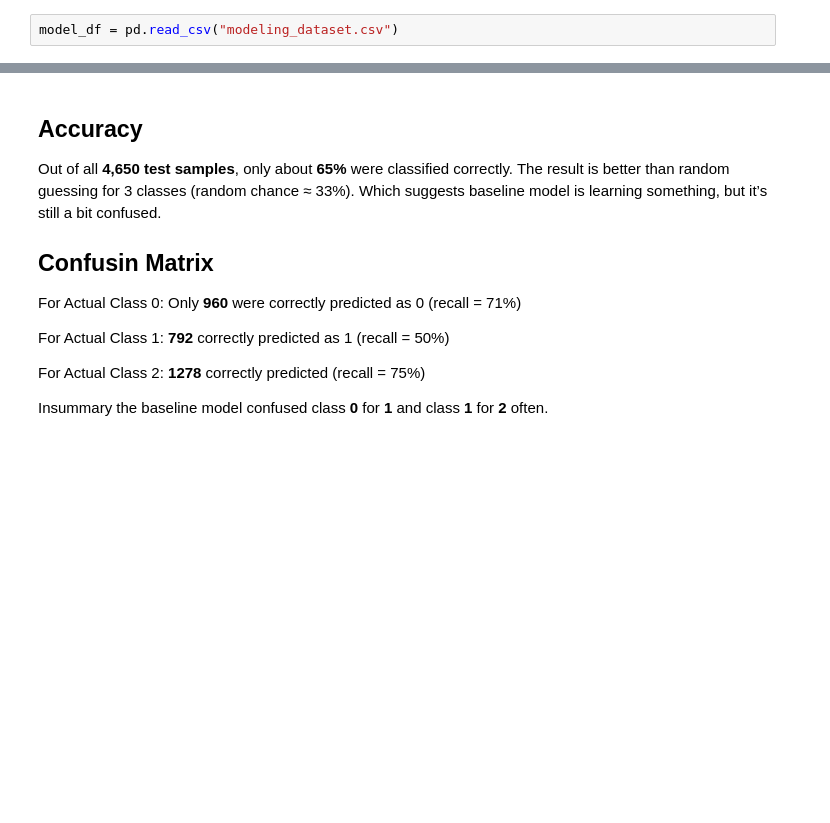
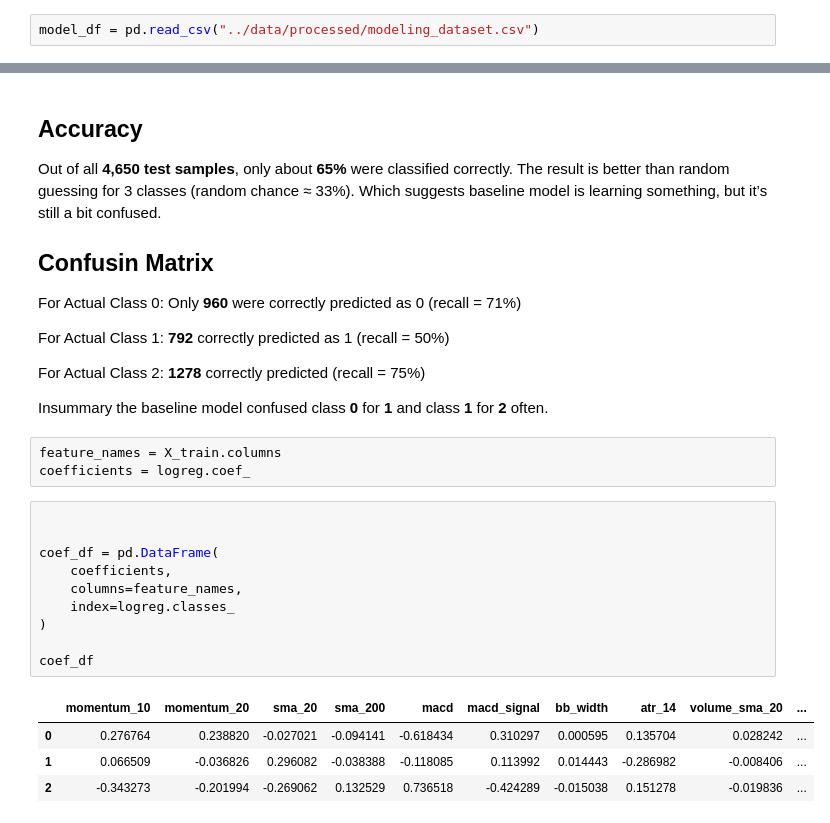
Before and after one commit to Devabebi/Abebi_Muinat_Tijani_week1, a Jupyter notebook: notebooks/baseline_model.ipynb, the cells around one changed output, grey strips where cells are left out. Drawn from its saved outputs; the diff is of its cells as text; blank space fills up the shorter version.

```diff
--- a/notebooks/baseline_model.ipynb
+++ b/notebooks/baseline_model.ipynb
@@ -28,7 +30,7 @@ print("Train:", X_train.shape, "| Test:", X_test.shape)
 from sklearn.preprocessing import LabelEncoder
 from sklearn.preprocessing import OneHotEncoder
 # %%
-model_df = pd.read_csv("modeling_dataset.csv")
+model_df = pd.read_csv("../data/processed/modeling_dataset.csv")
 # %%
 # Cyclical encoding for temporal features
 model_df['month_sin'] = np.sin(2 * np.pi * model_df['month'] / 12)
@@ -243,3 +245,21 @@ For Actual Class 1: **792** correctly predicted as 1 (recall = 50%)
 For Actual Class 2: **1278** correctly predicted (recall = 75%)
 
 Insummary the baseline model confused class **0** for **1** and class **1** for **2** often.
+# %%
+feature_names = X_train.columns
+coefficients = logreg.coef_
+# %%
+
+
+coef_df = pd.DataFrame(
+    coefficients,
+    columns=feature_names,
+    index=logreg.classes_
+)
+
+coef_df
+# %% [output]
+|  | momentum_10 | momentum_20 | sma_20 | sma_200 | macd | macd_signal | bb_width | atr_14 | volume_sma_20 | ... |
+| 0 | 0.276764 | 0.238820 | -0.027021 | -0.094141 | -0.618434 | 0.310297 | 0.000595 | 0.135704 | 0.028242 | ... |
+| 1 | 0.066509 | -0.036826 | 0.296082 | -0.038388 | -0.118085 | 0.113992 | 0.014443 | -0.286982 | -0.008406 | ... |
+| 2 | -0.343273 | -0.201994 | -0.269062 | 0.132529 | 0.736518 | -0.424289 | -0.015038 | 0.151278 | -0.019836 | ... |
```
Also changed, not shown: parts of 1 cell of this notebook, 1 other file.
